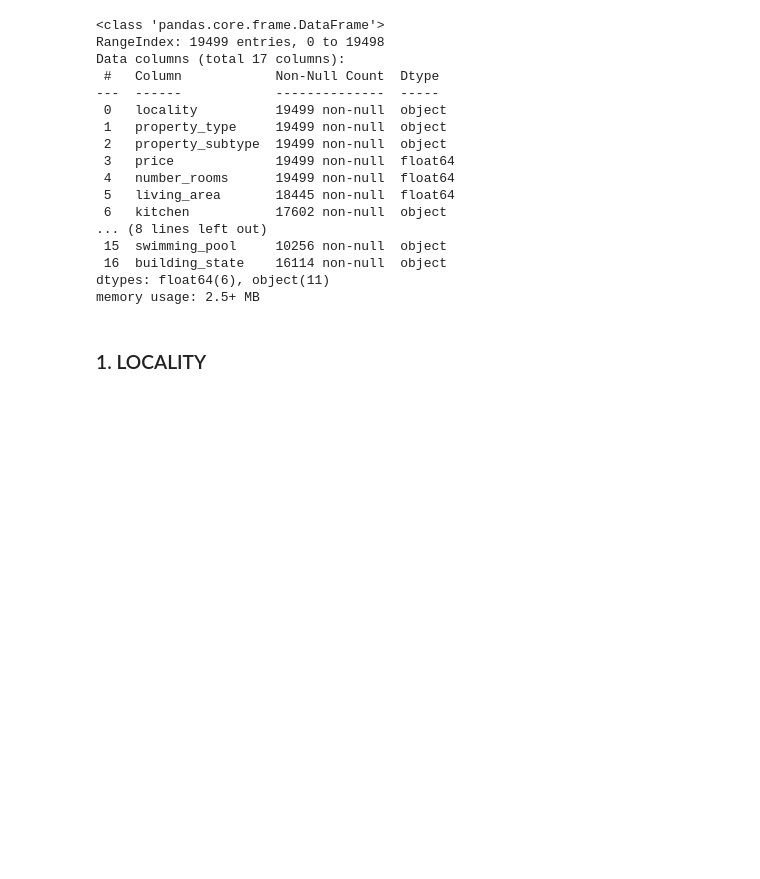
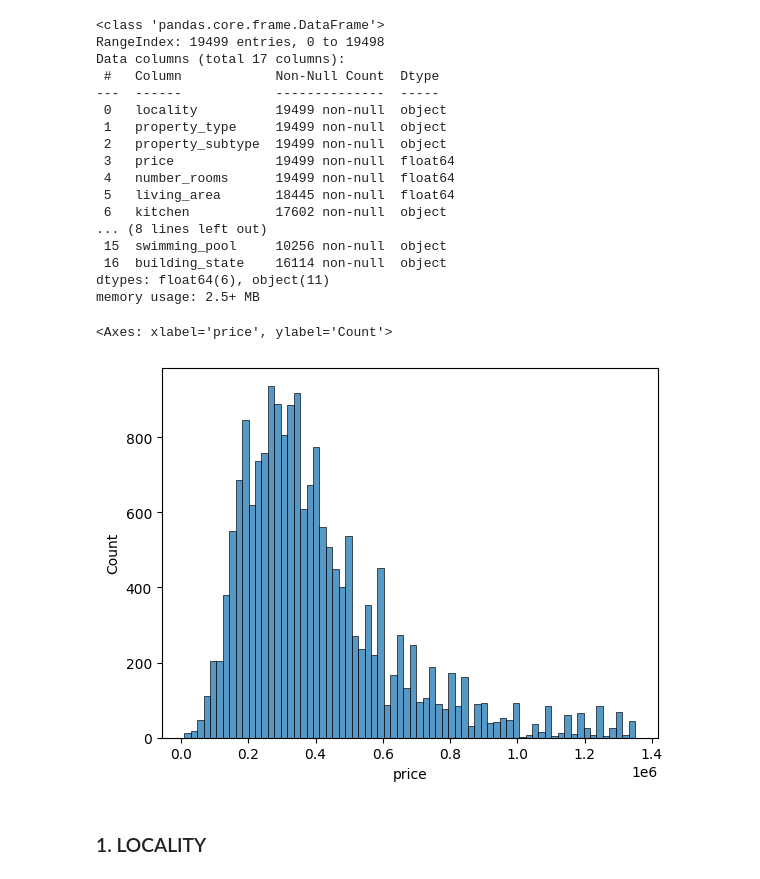
Before and after one commit to nikolaaswillaert/ImmoElizaDataAnalysis, a Jupyter notebook: datacleaning.ipynb, the cells around one changed output. Drawn from its saved outputs; the diff is of its cells as text; code cells hidden in the pictures; blank space fills up the shorter version.

```diff
--- a/datacleaning.ipynb
+++ b/datacleaning.ipynb
@@ -201,6 +217,14 @@ Data columns (total 17 columns):
  16  building_state    16114 non-null  object
 dtypes: float64(6), object(11)
 memory usage: 2.5+ MB
+# %%
+df['price'] = pd.to_numeric(df['price'])
+df_price_outlyers = df[df['price'] <= 1350000]
+sns.histplot(df_price_outlyers, x='price')
+# to have a normalized distribution we should take up to 1.350.000 euros
+# %% [output]
+<Axes: xlabel='price', ylabel='Count'>
+[figure, added]
 # %% [markdown]
 ### 1. LOCALITY
 # %%
```
Also changed, not shown: parts of 42 cells of this notebook.
